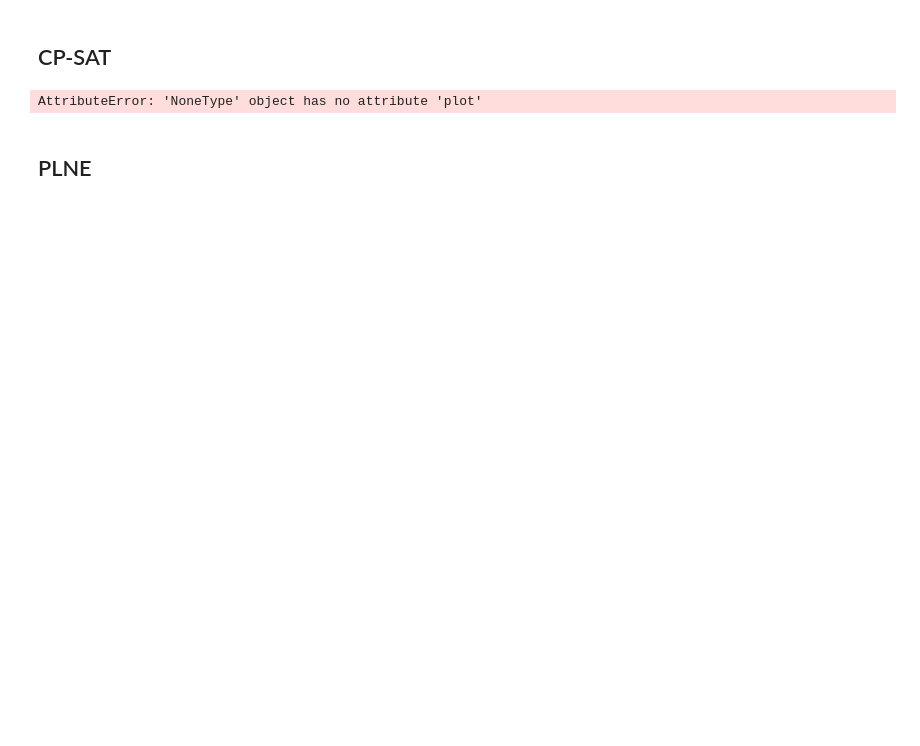
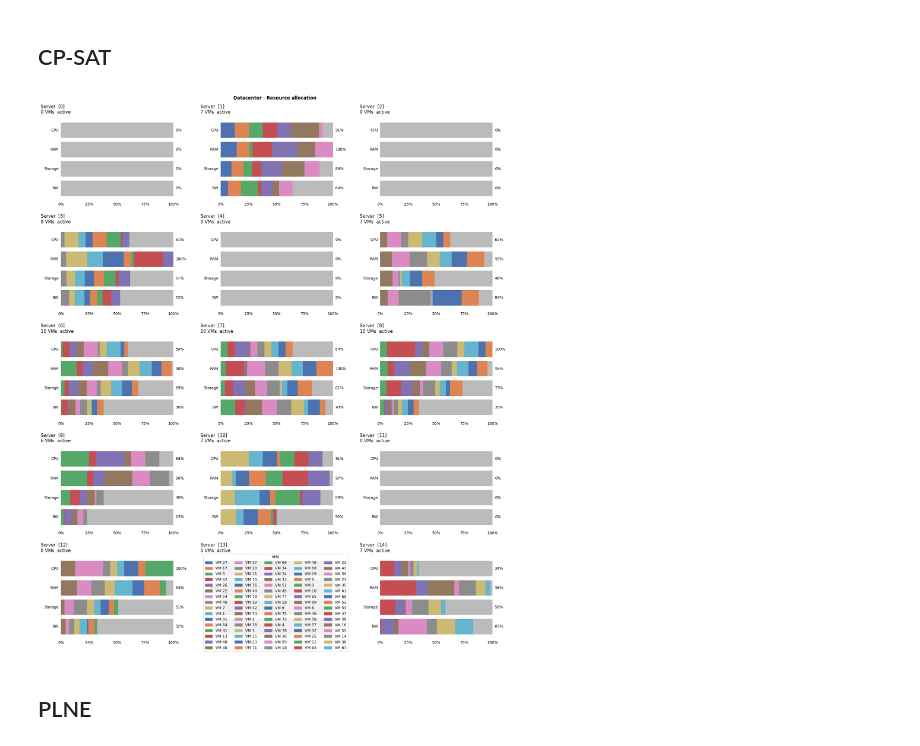
Before and after one commit to jsboigeEpita/2026-Epita-Programmation-par-Contraintes, a Jupyter notebook: groupe-D1-Allocation_de_ressources_cloud/notebooks/benchmarck.ipynb, the cells around one changed output. Cells and saved outputs as stored; diff of their text form; code cells hidden in the pictures; blank space fills up the shorter version.

Commit message:
chore: fixed some CP-SAT issues, overhaul benchmark, fragmentation score TOUP

```diff
--- a/groupe-D1-Allocation_de_ressources_cloud/notebooks/benchmarck.ipynb
+++ b/groupe-D1-Allocation_de_ressources_cloud/notebooks/benchmarck.ipynb
@@ -58,7 +47,6 @@ VMs number: 80
 # %% [markdown]
 # Solver initialization and dataset duplication
 # %%
-
 # FDD
 fdd = FFDSolver()
 context_for_FDD = context.copy()
@@ -70,7 +58,7 @@ context_for_PLNE = context.copy()
 new_vms_for_PLNE = [vm.copy() for vm in vms]
 
 # CPSAT
-cpsat = CPSATSolver(migration_weight=0.5, fragmentation_weight=0.5)
+cpsat = CPSATSolver(server_usage_weight=1000, max_time_in_seconds=30)
 context_for_CPSAT = context.copy()
 new_vms_for_CPSAT = [vm.copy() for vm in vms]
 # %% [markdown]
@@ -114,10 +108,10 @@ fig
 # %% [markdown]
 ## CP-SAT
 # %%
-fig = solution_context_cpsat.plot()
+fig = solution_context_cpsat.plot() if solution_context_cpsat else None
 fig
 # %% [output]
-AttributeError: 'NoneType' object has no attribute 'plot'
+[figure, added]
 # %% [markdown]
 ## PLNE
 # %%
```
Also changed, not shown: parts of 13 cells of this notebook, 5 other files.
